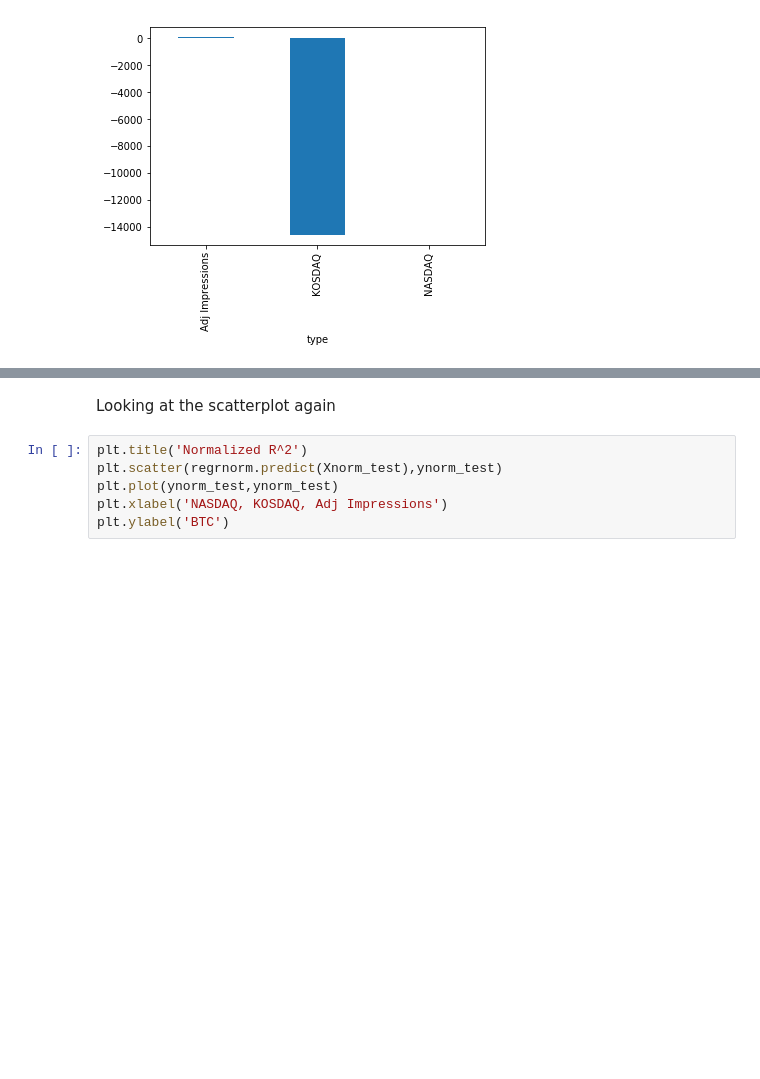
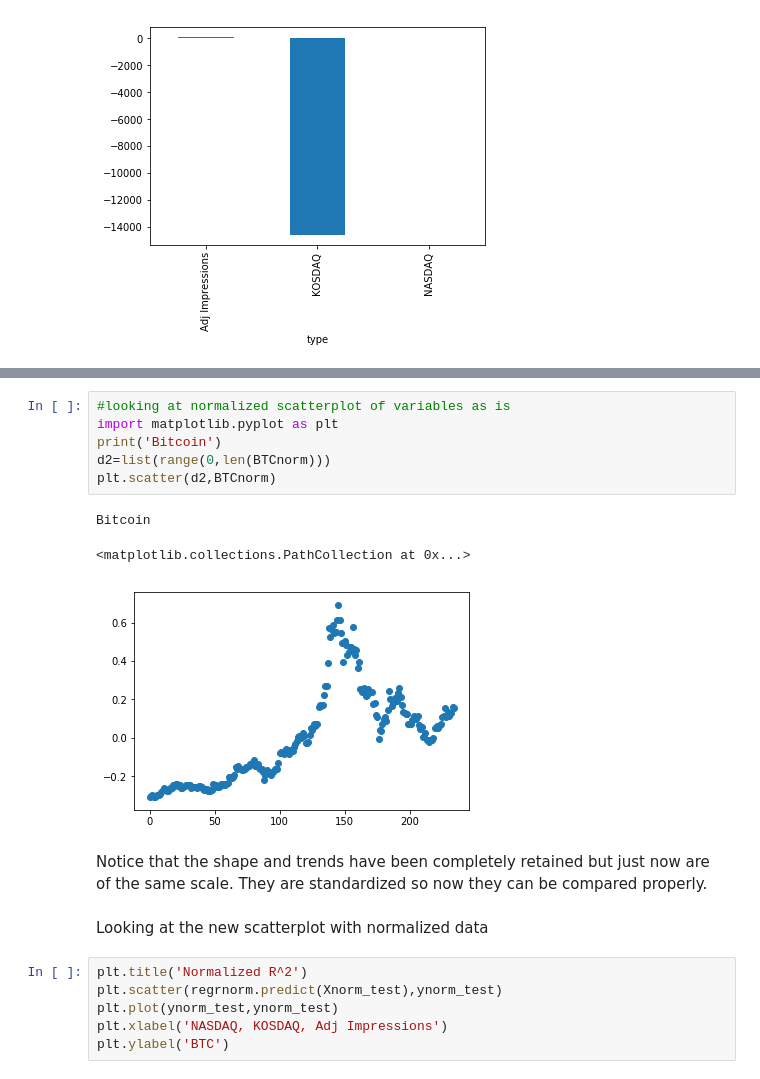
Before and after one commit to Columbia-Intro-Data-Science/python-introduction-MohiAhmed, a Jupyter notebook: Bitcoin Prediction Final Project.ipynb, the cells around one changed output, grey strips where cells are left out. Saved outputs shown, nothing was run; the diff lists cells and outputs as text; blank space fills up the shorter version.

```diff
--- a/Bitcoin Prediction Final Project.ipynb
+++ b/Bitcoin Prediction Final Project.ipynb
@@ -442,5 +484,17 @@ Normalized R^2: 0.69
+# %%
+#looking at normalized scatterplot of variables as is
+import matplotlib.pyplot as plt
+print('Bitcoin')
+d2=list(range(0,len(BTCnorm)))
+plt.scatter(d2,BTCnorm)
+# %% [output]
+Bitcoin
+<matplotlib.collections.PathCollection at 0x...>
+[figure, added]
+# %% [markdown]
+Notice that the shape and trends have been completely retained but just now are of the same scale. They are standardized so now they can be compared properly.
 # %% [markdown]
-Looking at the scatterplot again
+Looking at the new scatterplot with normalized data
 # %%
 plt.title('Normalized R^2')
 plt.scatter(regrnorm.predict(Xnorm_test),ynorm_test)
```
Also changed, not shown: parts of 21 cells of this notebook.
